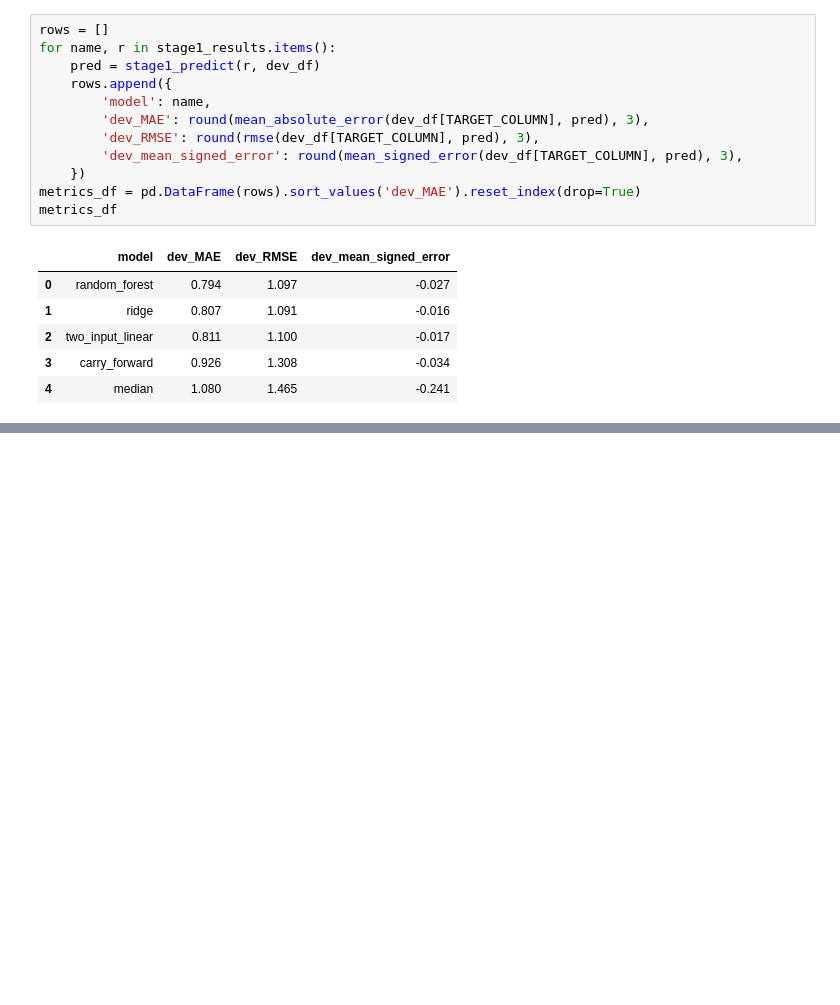
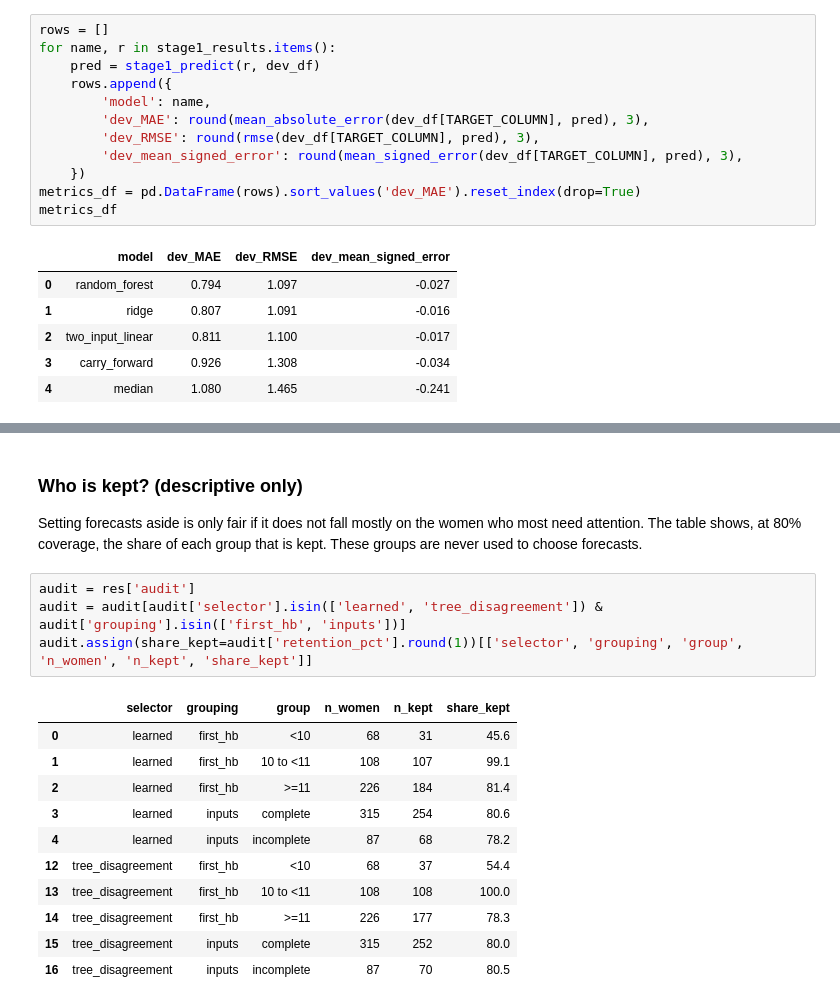
Before and after one commit to DubaKanu/tanzania-hb-forecasting, a Jupyter notebook: notebooks/model_notebook.ipynb, the cells around one changed output, grey strips where cells are left out. Saved outputs shown, nothing was run; the diff lists cells and outputs as text; blank space fills up the shorter version.

```diff
--- a/notebooks/model_notebook.ipynb
+++ b/notebooks/model_notebook.ipynb
@@ -205,0 +287,20 @@ rather than rushed here, consistent with not tuning after peeking at results.
+# %% [markdown]
+### Who is kept? (descriptive only)
+Setting forecasts aside is only fair if it does not fall mostly on the women who most need attention. The table
+shows, at 80% coverage, the share of each group that is kept. These groups are never used to choose forecasts.
+# %%
+audit = res['audit']
+audit = audit[audit['selector'].isin(['learned', 'tree_disagreement']) & audit['grouping'].isin(['first_hb', 'inputs'])]
+audit.assign(share_kept=audit['retention_pct'].round(1))[['selector', 'grouping', 'group', 'n_women', 'n_kept', 'share_kept']]
+# %% [output]
+|  | selector | grouping | group | n_women | n_kept | share_kept |
+| 0 | learned | first_hb | <10 | 68 | 31 | 45.6 |
+| 1 | learned | first_hb | 10 to <11 | 108 | 107 | 99.1 |
+| 2 | learned | first_hb | >=11 | 226 | 184 | 81.4 |
+| 3 | learned | inputs | complete | 315 | 254 | 80.6 |
+| 4 | learned | inputs | incomplete | 87 | 68 | 78.2 |
+| 12 | tree_disagreement | first_hb | <10 | 68 | 37 | 54.4 |
+| 13 | tree_disagreement | first_hb | 10 to <11 | 108 | 108 | 100.0 |
+| 14 | tree_disagreement | first_hb | >=11 | 226 | 177 | 78.3 |
+| 15 | tree_disagreement | inputs | complete | 315 | 252 | 80.0 |
+| 16 | tree_disagreement | inputs | incomplete | 87 | 70 | 80.5 |
```
Also changed, not shown: parts of 13 cells of this notebook, 32 other files.
